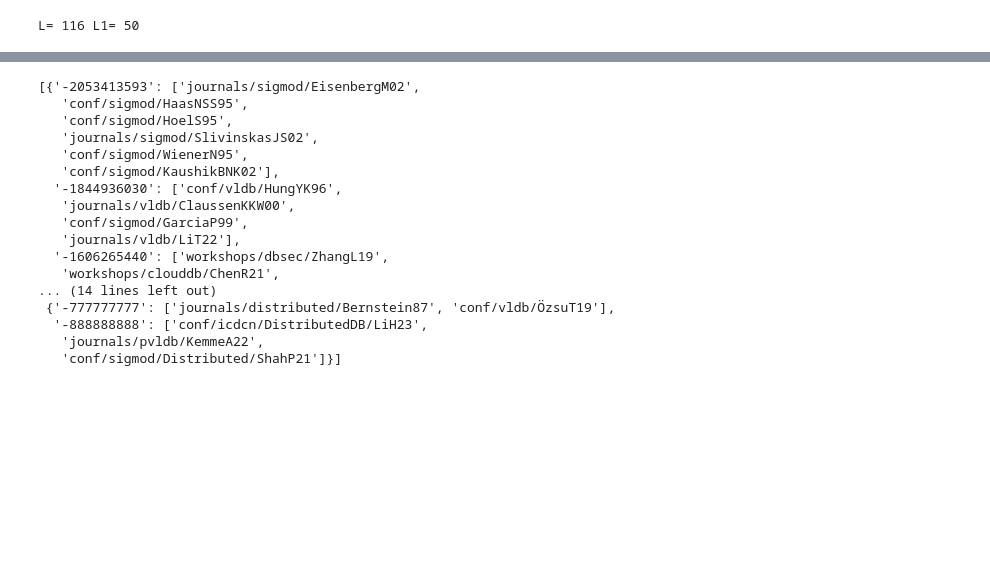
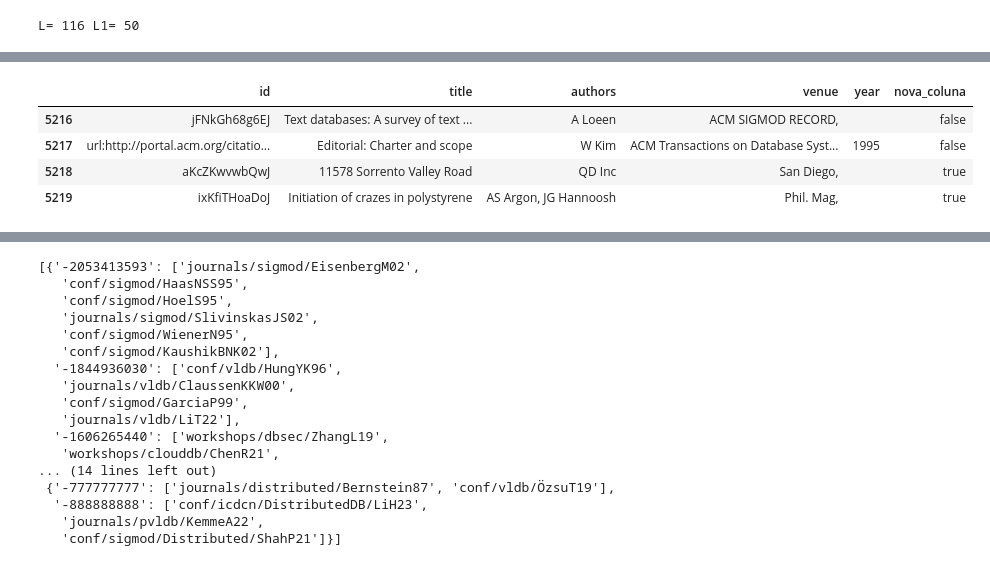
Before and after one commit to pereiraIgor/approximate-blocking, a Jupyter notebook: 10-quantidadeAcesso/scd_teste.ipynb, the cells around one changed output, grey strips where cells are left out. Cells and saved outputs as stored; diff of their text form; code cells hidden in the pictures; blank space fills up the shorter version.

```diff
--- a/10-quantidadeAcesso/scd_teste.ipynb
+++ b/10-quantidadeAcesso/scd_teste.ipynb
@@ -1151,0 +1205,8 @@ TP= 4553 Recall= 0.8515055171123995 Precision= 0.8543816851191594 pairsNo= 21164
+# %%
+novodf2.iloc[5216: 5220]
+# %% [output]
+|  | id | title | authors | venue | year | nova_coluna |
+| 5216 | jFNkGh68g6EJ | Text databases: A survey of text ... | A Loeen | ACM SIGMOD RECORD, |  | false |
+| 5217 | url:http://portal.acm.org/citatio... | Editorial: Charter and scope | W Kim | ACM Transactions on Database Syst... | 1995 | false |
+| 5218 | aKcZKwvwbQwJ | 11578 Sorrento Valley Road | QD Inc | San Diego, |  | true |
+| 5219 | ixKfiTHoaDoJ | Initiation of crazes in polystyrene | AS Argon, JG Hannoosh | Phil. Mag, |  | true |
```
Also changed, not shown: parts of 23 cells of this notebook, 3 other files.
